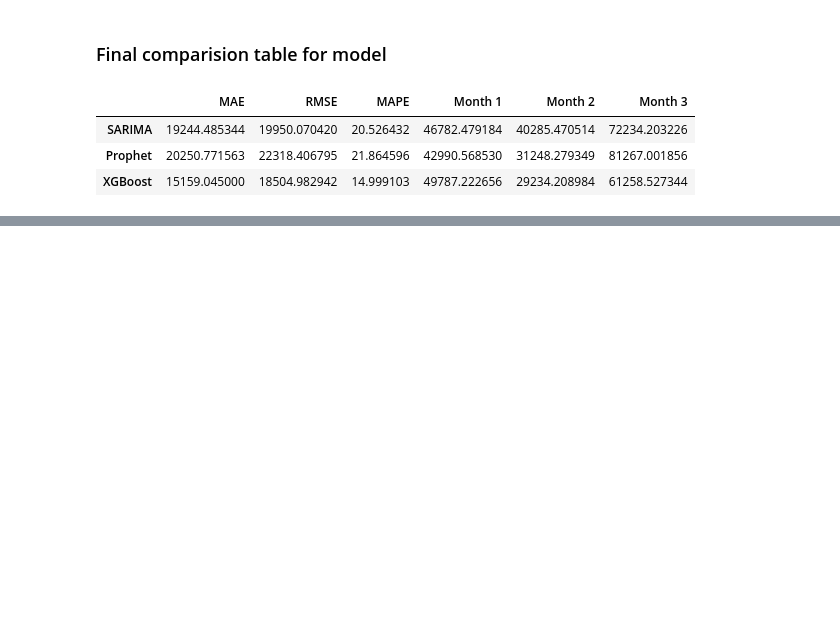
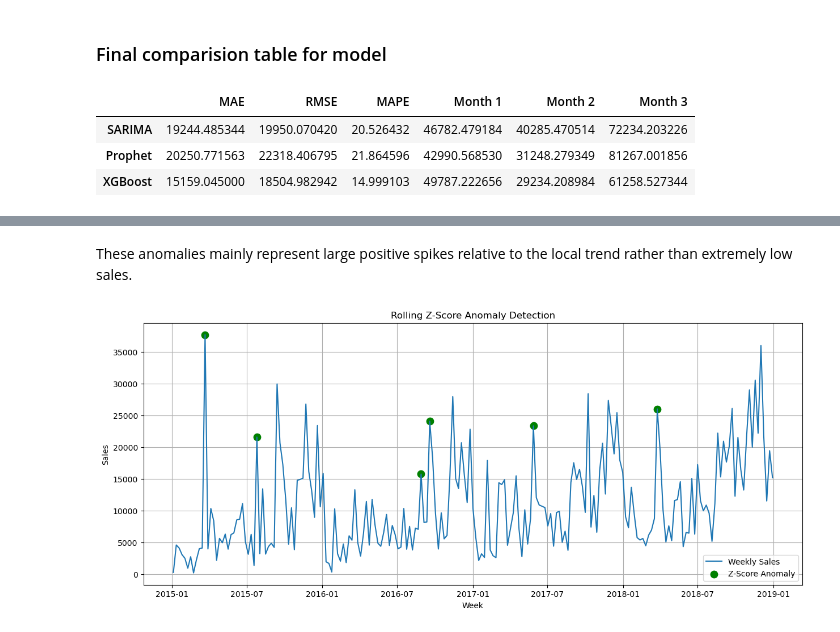
Before and after one commit to bishalanand/Sales-analysis, a Jupyter notebook: Analysis.ipynb, the cells around one changed output, grey strips where cells are left out. Saved outputs shown, nothing was run; the diff lists cells and outputs as text; code cells hidden in the pictures; blank space fills up the shorter version.

```diff
--- a/Analysis.ipynb
+++ b/Analysis.ipynb
@@ -946,0 +1282,37 @@ comparison_table
+# %% [markdown]
+These anomalies mainly represent large positive spikes relative to the local trend rather than extremely low sales.
+# %%
+# Z-Score Plot
+plt.figure(figsize=(15,6))
+
+plt.plot(
+    weekly_sales["Week"],
+    weekly_sales["Sales"],
+    label="Weekly Sales"
+)
+
+z = weekly_sales[
+    weekly_sales["Z_Anomaly"]
+]
+
+plt.scatter(
+    z["Week"],
+    z["Sales"],
+    color="green",
+    s=80,
+    label="Z-Score Anomaly"
+)
+
+plt.title("Rolling Z-Score Anomaly Detection")
+
+plt.xlabel("Week")
+
+plt.ylabel("Sales")
+
+plt.legend()
+
+plt.grid(True)
+
+plt.show()
+# %% [output]
+[figure, added]
```
Also changed, not shown: parts of 17 cells of this notebook.
